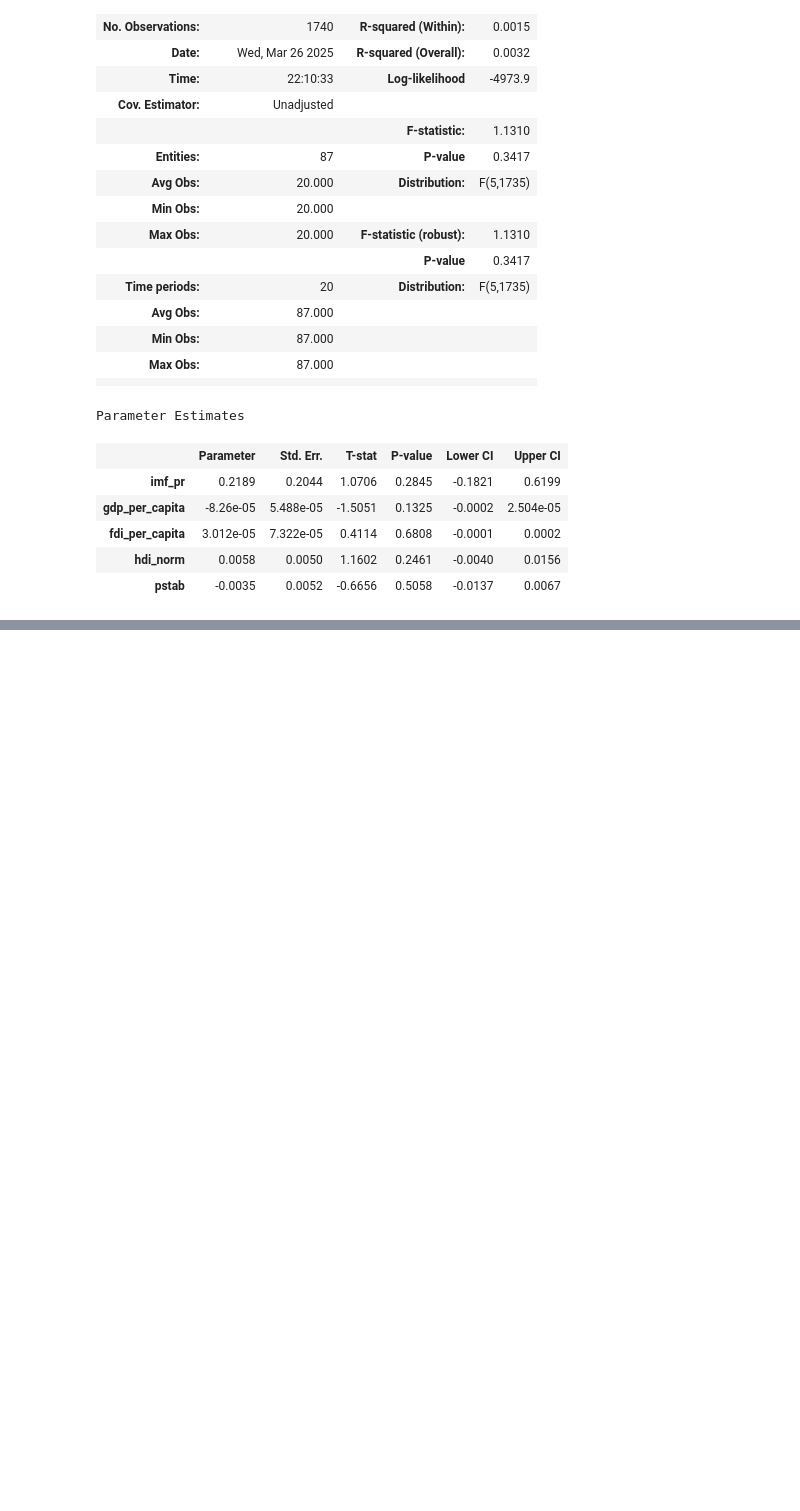
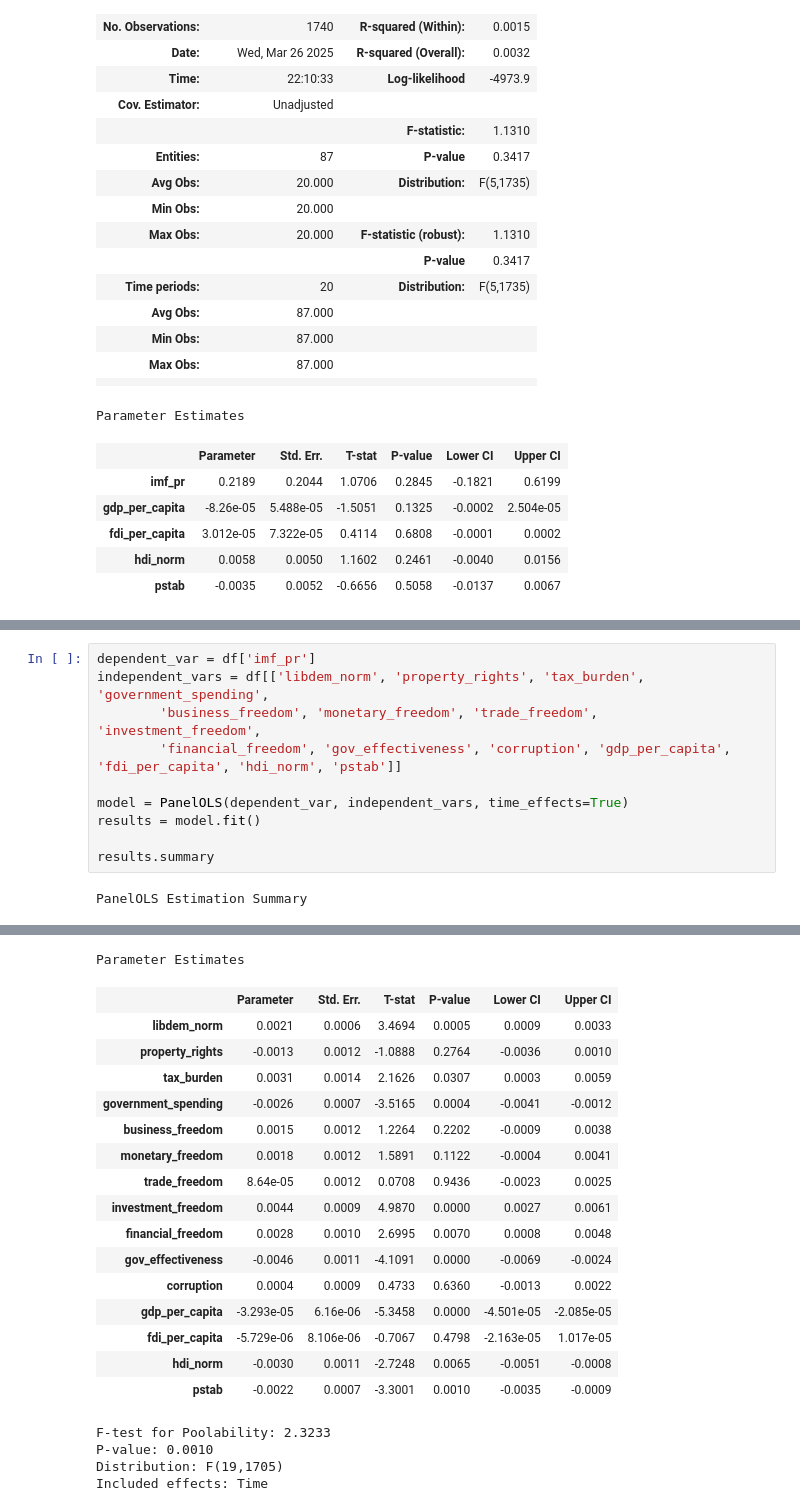
Before and after one commit to kalexxandrov/Public-research-projects, a Jupyter notebook: Dissertation/regressions.ipynb, the cells around one changed output, grey strips where cells are left out. Cells and saved outputs as stored; diff of their text form; blank space fills up the shorter version.

```diff
--- a/Dissertation/regressions.ipynb
+++ b/Dissertation/regressions.ipynb
@@ -400,0 +820,12 @@ Parameter Estimates
+# %%
+dependent_var = df['imf_pr']
+independent_vars = df[['libdem_norm', 'property_rights', 'tax_burden', 'government_spending',
+        'business_freedom', 'monetary_freedom', 'trade_freedom', 'investment_freedom',
+        'financial_freedom', 'gov_effectiveness', 'corruption', 'gdp_per_capita', 'fdi_per_capita', 'hdi_norm', 'pstab']]
+
+model = PanelOLS(dependent_var, independent_vars, time_effects=True)
+results = model.fit()
+
+results.summary
+# %% [output]
+PanelOLS Estimation Summary
@@ -400,0 +849,21 @@ Parameter Estimates
+Parameter Estimates
+|  | Parameter | Std. Err. | T-stat | P-value | Lower CI | Upper CI |
+| libdem_norm | 0.0021 | 0.0006 | 3.4694 | 0.0005 | 0.0009 | 0.0033 |
+| property_rights | -0.0013 | 0.0012 | -1.0888 | 0.2764 | -0.0036 | 0.0010 |
+| tax_burden | 0.0031 | 0.0014 | 2.1626 | 0.0307 | 0.0003 | 0.0059 |
+| government_spending | -0.0026 | 0.0007 | -3.5165 | 0.0004 | -0.0041 | -0.0012 |
+| business_freedom | 0.0015 | 0.0012 | 1.2264 | 0.2202 | -0.0009 | 0.0038 |
+| monetary_freedom | 0.0018 | 0.0012 | 1.5891 | 0.1122 | -0.0004 | 0.0041 |
+| trade_freedom | 8.64e-05 | 0.0012 | 0.0708 | 0.9436 | -0.0023 | 0.0025 |
+| investment_freedom | 0.0044 | 0.0009 | 4.9870 | 0.0000 | 0.0027 | 0.0061 |
+| financial_freedom | 0.0028 | 0.0010 | 2.6995 | 0.0070 | 0.0008 | 0.0048 |
+| gov_effectiveness | -0.0046 | 0.0011 | -4.1091 | 0.0000 | -0.0069 | -0.0024 |
+| corruption | 0.0004 | 0.0009 | 0.4733 | 0.6360 | -0.0013 | 0.0022 |
+| gdp_per_capita | -3.293e-05 | 6.16e-06 | -5.3458 | 0.0000 | -4.501e-05 | -2.085e-05 |
+| fdi_per_capita | -5.729e-06 | 8.106e-06 | -0.7067 | 0.4798 | -2.163e-05 | 1.017e-05 |
+| hdi_norm | -0.0030 | 0.0011 | -2.7248 | 0.0065 | -0.0051 | -0.0008 |
+| pstab | -0.0022 | 0.0007 | -3.3001 | 0.0010 | -0.0035 | -0.0009 |
+F-test for Poolability: 2.3233
+P-value: 0.0010
+Distribution: F(19,1705)
+Included effects: Time
```
Also changed, not shown: parts of 13 cells of this notebook, 2 other files.
